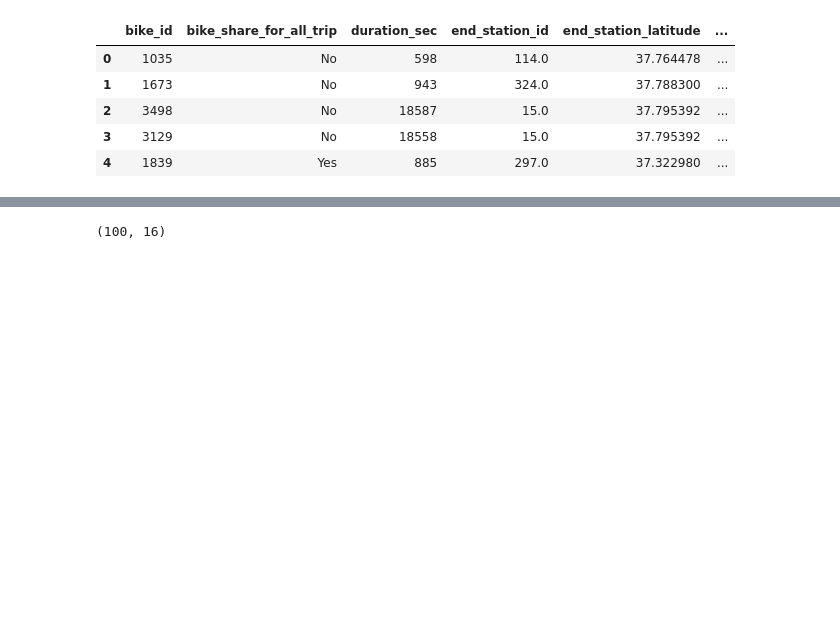
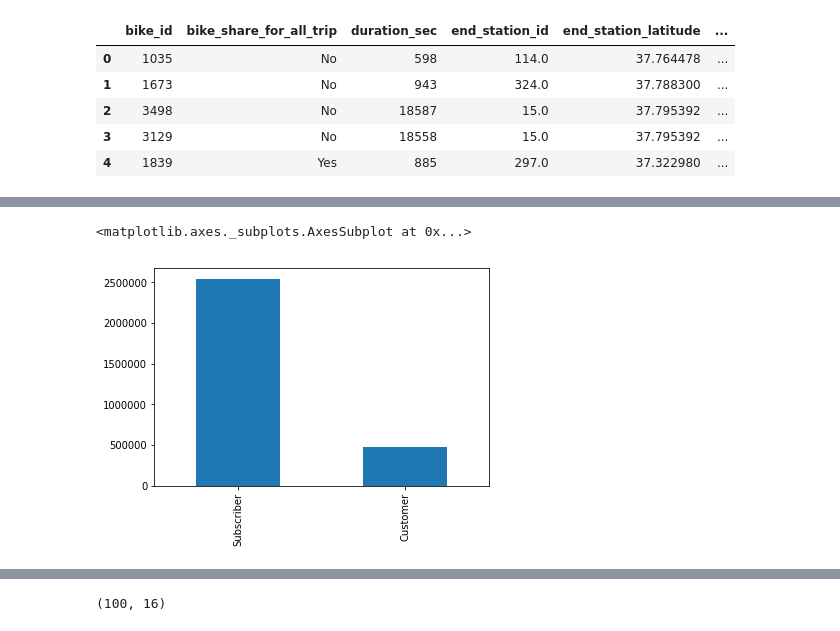
Before and after one commit to resa89/DataAnalystND, a Jupyter notebook: 07_CommunicatingDataFindings/wrangle_act.ipynb, the cells around one changed output, grey strips where cells are left out. Drawn from its saved outputs; the diff is of its cells as text; code cells hidden in the pictures; blank space fills up the shorter version.

```diff
--- a/07_CommunicatingDataFindings/wrangle_act.ipynb
+++ b/07_CommunicatingDataFindings/wrangle_act.ipynb
@@ -53,0 +181,5 @@ Name: end_station_longitude, dtype: float64
+# %%
+df['user_type'].value_counts().plot(kind='bar')
+# %% [output]
+<matplotlib.axes._subplots.AxesSubplot at 0x...>
+[figure, added]
```
Also changed, not shown: parts of 67 cells of this notebook.
